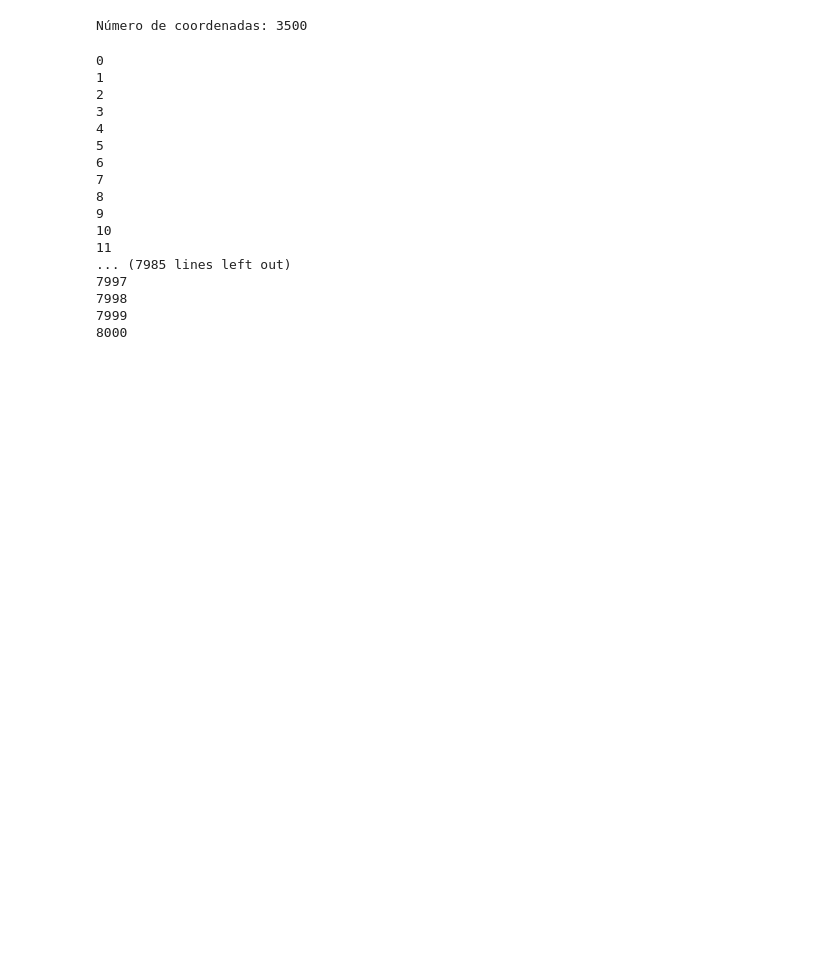
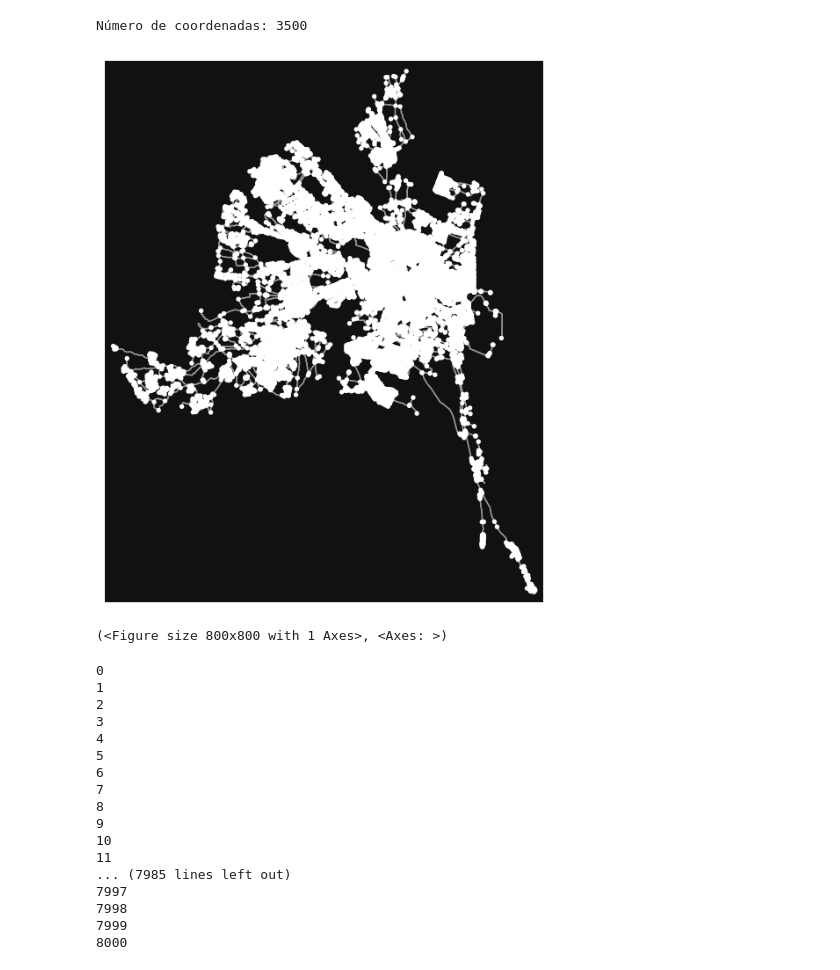
Before and after one commit to pablo-csv/Terra, a Jupyter notebook: datos_geograficos.ipynb, the cells around one changed output. Saved outputs shown, nothing was run; the diff lists cells and outputs as text; code cells hidden in the pictures; blank space fills up the shorter version.

```diff
--- a/datos_geograficos.ipynb
+++ b/datos_geograficos.ipynb
@@ -147,3 +147,26 @@ Número de coordenadas: 3500
+# %%
+import osmnx as ox
+import networkx as nx
+
+lugares = ["Valencia, Spain", "Catarroja, Spain", "Torrent, Spain", "Alboraya, Spain", "Moncada, Spain", "Manises, Spain",
+          "Tavernes Blanques, Spain", "Meliana, Spain", "Burjasot, Spain", "Paterna, Spain", "Mislata, Spain",
+          "Alaquàs, Spain", "Xirivella, Spain", "Paiporta, Spain", "Alfafar, Spain", "Benetúser, Spain", "Sedaví, Spain",
+          "Aldaya, Spain", "Quart de Poblet, Spain"]
+
+# Crear un diccionario para almacenar los grafos de cada lugar
+grafos_por_lugar = {}
+
+# Obtener el grafo de carreteras para cada lugar y almacenarlo en el diccionario
+for lugar in lugares:
+    grafo_lugar = ox.graph_from_place(lugar, network_type="drive")
+    grafos_por_lugar[lugar] = grafo_lugar
+
+grafo = nx.compose_all(grafos_por_lugar.values())
+
+ox.plot_graph(grafo)
+# %% [output]
+[figure, added]
+(<Figure size 800x800 with 1 Axes>, <Axes: >)
 # %%
 from geopy.distance import geodesic
 import random
```
Also changed, not shown: parts of 5 cells of this notebook, 4 other files.
